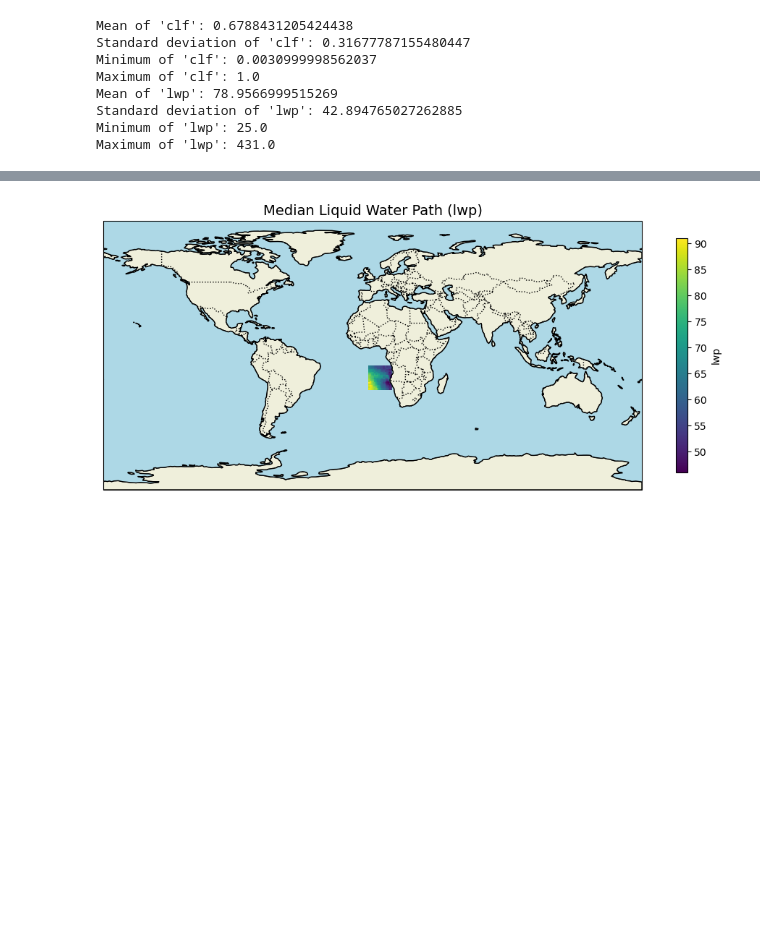
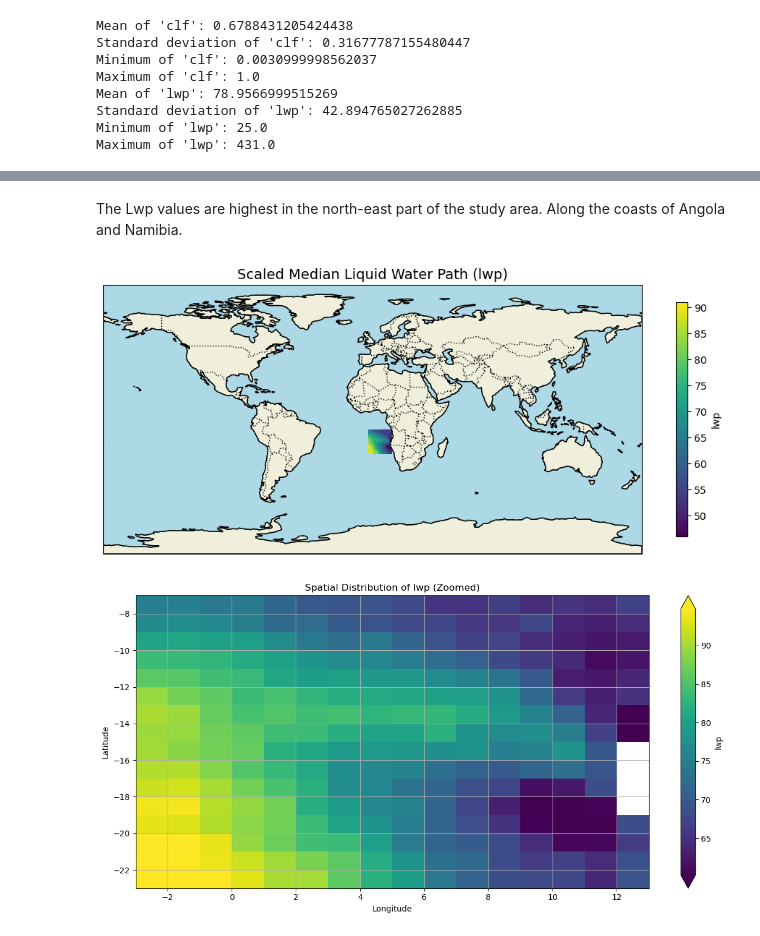
Before and after one commit to satvik007vk/Calisma_LR, a Jupyter notebook: pre_plot_analyses.ipynb, the cells around one changed output, grey strips where cells are left out. Drawn from its saved outputs; the diff is of its cells as text; code cells hidden in the pictures; blank space fills up the shorter version.

```diff
--- a/pre_plot_analyses.ipynb
+++ b/pre_plot_analyses.ipynb
@@ -110,6 +110,11 @@ PlotData.spatial_plot_on_map(df, 'lwp', 'Spatial Distribution of LWP', 'viridis'
+# %% [markdown]
+The Lwp values are highest in the north-east part of the study area. Along the coasts of Angola and Namibia.
 # %%
 from pre_plot import PlotData
 
-PlotData.plot_variable_on_map(ds, 'lwp', 'Median Liquid Water Path (lwp)', time_agg='median')
+PlotData.plot_variable_on_map(ds, 'lwp', 'Scaled Median Liquid Water Path (lwp)', time_agg='median')
+
+plot_obj.spatialplot(column='lwp')
 # %% [output]
-[figure, old version]
+[figure, new version]
+[figure, added]
```
Also changed, not shown: parts of 7 cells of this notebook, 1 other file.
